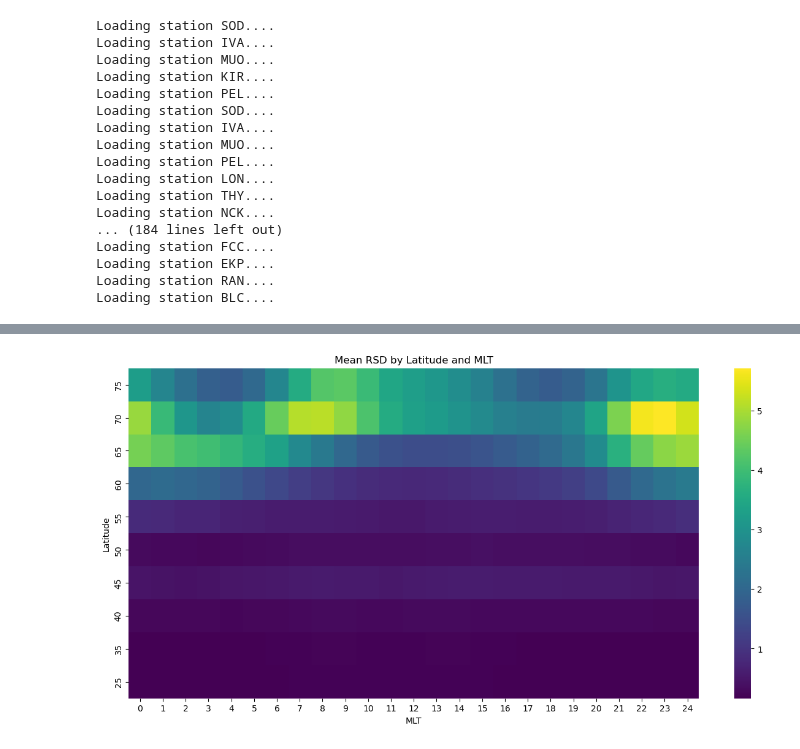
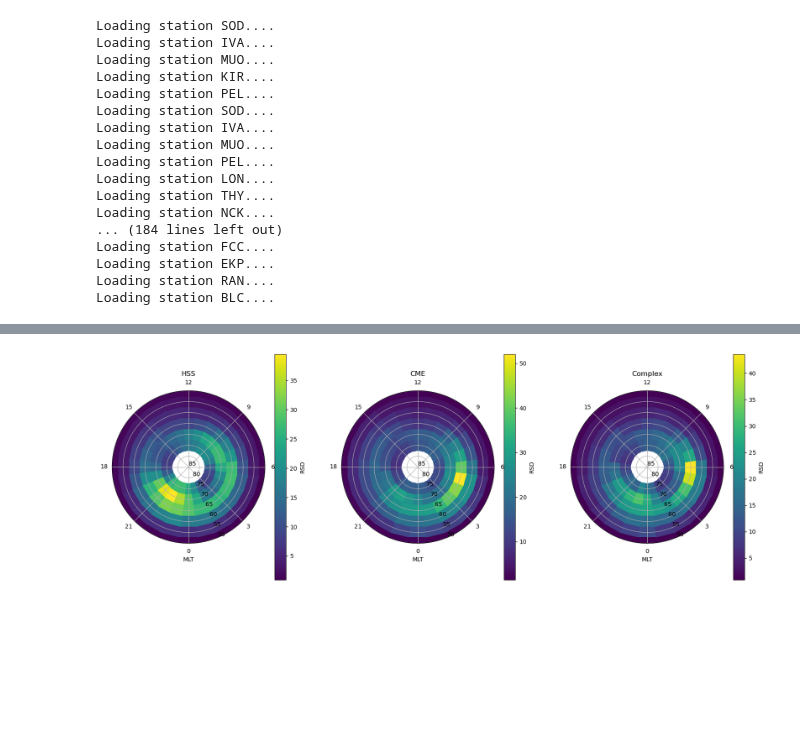
Before and after one commit to mikecoughlan/examining_twins_and_supermag, a Jupyter notebook: rsd_statistics.ipynb, the cells around one changed output, grey strips where cells are left out. Saved outputs shown, nothing was run; the diff lists cells and outputs as text; code cells hidden in the pictures; blank space fills up the shorter version.

```diff
--- a/rsd_statistics.ipynb
+++ b/rsd_statistics.ipynb
@@ -242,12 +247,22 @@ plt.show()
-# %%
-# plotting a heatmap of the RSD by latitude and MLT
-
-fig, ax = plt.subplots(figsize=(15, 7))
-sns.heatmap(pivot, cmap='viridis', ax=ax)
-ax.invert_yaxis()
-ax.set_xlabel('MLT')
-ax.set_ylabel('Latitude')
-ax.set_title('Mean RSD by Latitude and MLT')
-plt.show()
-# %% [output]
-[figure, removed]
+# %%
+# plotting the heatmap using polar plot
+hss_plotting_dict = plot_formatting(hss_combined_aggs, 'perc95', name='HSS')
+cme_plotting_dict = plot_formatting(cme_combined_aggs, 'perc95', name='CME')
+complex_plotting_dict = plot_formatting(complex_combined_aggs, 'perc95', name='Complex')
+plotting_dict = {**hss_plotting_dict, **cme_plotting_dict, **complex_plotting_dict}
+fig, ax = plt.subplots(1, len(plotting_dict), figsize=(20,7), subplot_kw=dict(projection='polar'))
+for i, key in enumerate(plotting_dict):
+	Z = plotting_dict[key]['Z']
+	R = plotting_dict[key]['R']
+	th = plotting_dict[key]['th']
+	c = ax[i].pcolormesh(th, R, Z.T, cmap='viridis', shading='auto')
+	fig.colorbar(c, ax=ax[i], label='RSD')
+	ax[i].set_rlim(bottom=85, top=50)
+	ax[i].set_theta_zero_location('S')
+	ax[i].set_thetagrids([theta * 45 for theta in range(360//45)], labels=[0, 3, 6, 9, 12, 15, 18, 21])
+	ax[i].set_xlabel('MLT')
+	ax[i].set_title(key)
+
+plt.show()
+# %% [output]
+[figure, added]
```
Also changed, not shown: parts of 5 cells of this notebook, 1 other file.
